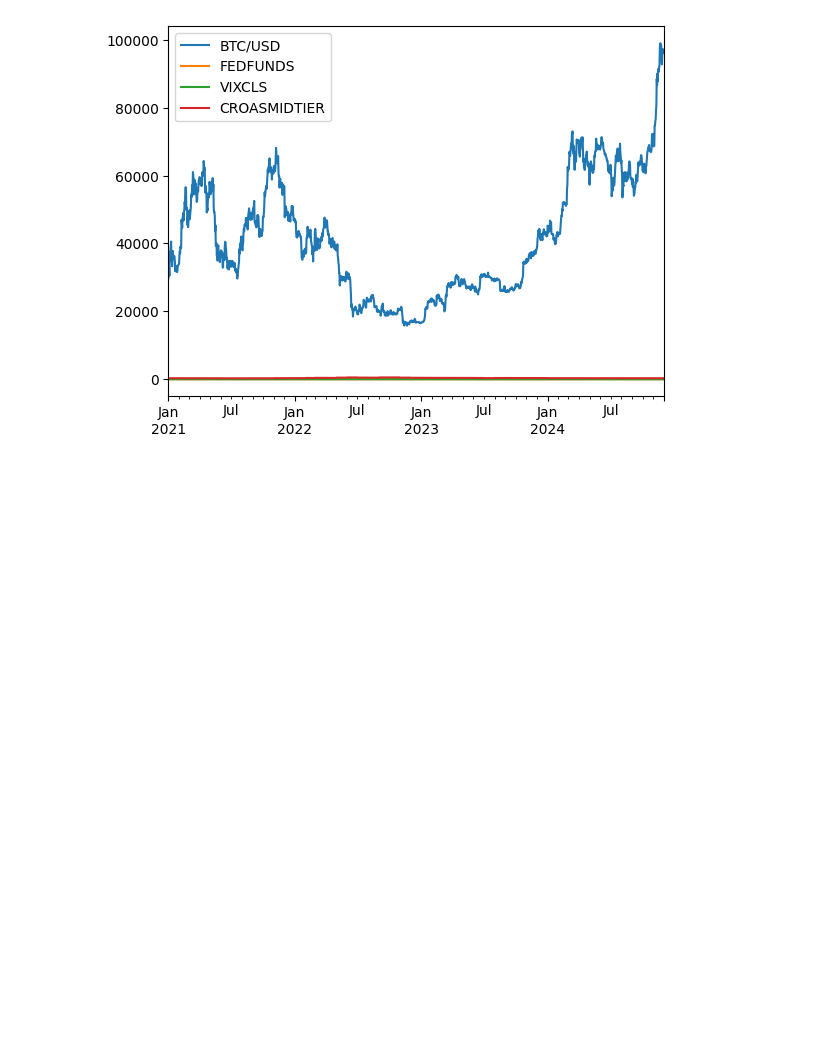
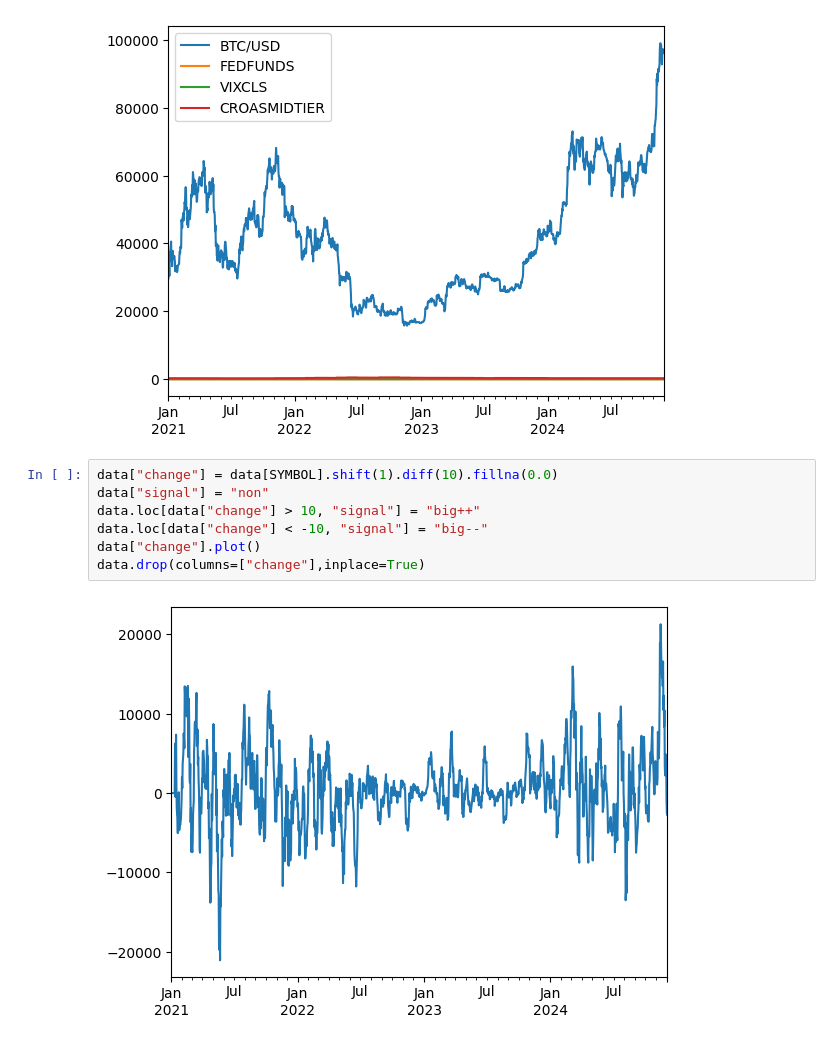
Before and after one commit to AxelGard/cira-examples, a Jupyter notebook: external_feat.ipynb, the cells around one changed output. Saved outputs shown, nothing was run; the diff lists cells and outputs as text; blank space fills up the shorter version.

```diff
--- a/external_feat.ipynb
+++ b/external_feat.ipynb
@@ -103,5 +99,14 @@ data.plot()
 # %% [output]
 <Axes: >
 [figure]
+# %%
+data["change"] = data[SYMBOL].shift(1).diff(10).fillna(0.0)
+data["signal"] = "non"
+data.loc[data["change"] > 10, "signal"] = "big++"
+data.loc[data["change"] < -10, "signal"] = "big--"
+data["change"].plot()
+data.drop(columns=["change"],inplace=True)
+# %% [output]
+[figure, added]
 # %%
 import seaborn as sns
```
Also changed, not shown: parts of 4 cells of this notebook.
